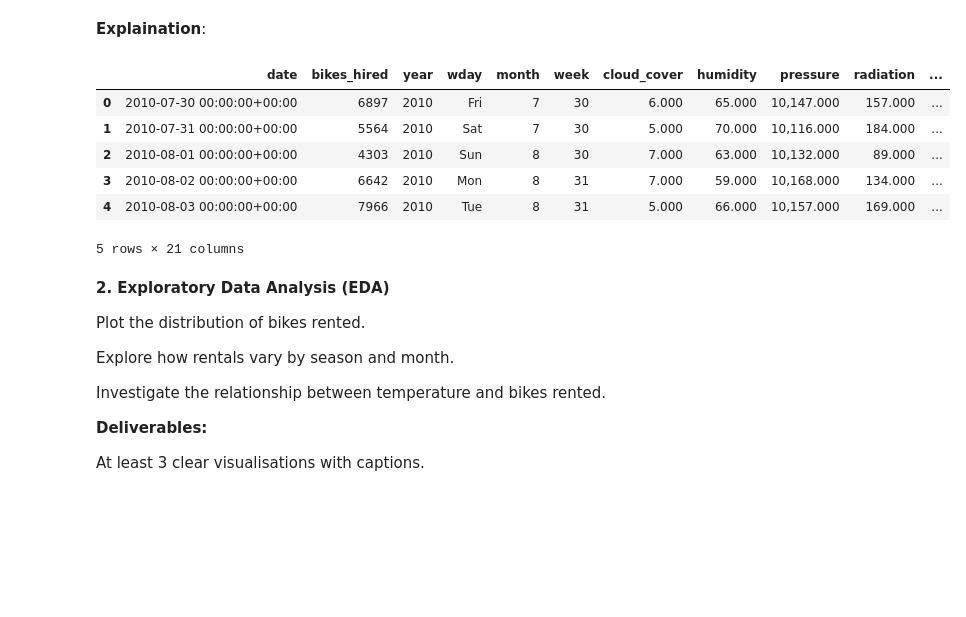
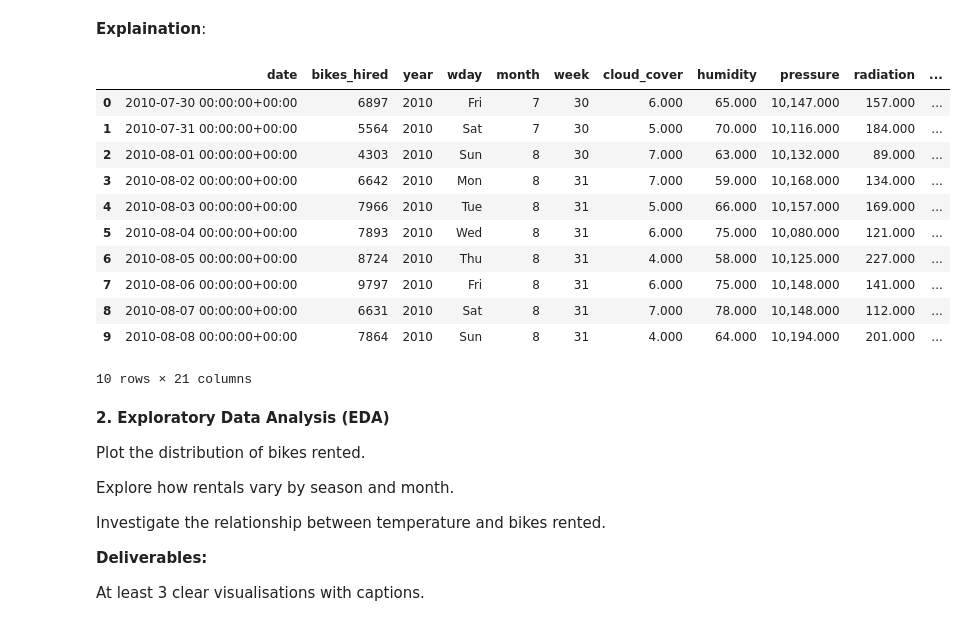
Before and after one commit to Brennan-Chan/Analytics-Through-Coding-AUT_26, a Jupyter notebook: Session_3/Group_Project.ipynb, the cells around one changed output. Saved outputs shown, nothing was run; the diff lists cells and outputs as text; code cells hidden in the pictures; blank space fills up the shorter version.

```diff
--- a/Session_3/Group_Project.ipynb
+++ b/Session_3/Group_Project.ipynb
@@ -115,37 +117,40 @@ bikes["month"] = bikes["date"].dt.month
 bikes["month_name"] = bikes["date"].dt.month_name()
 bikes["day"] = bikes["date"].dt.day
 bikes["day_of_week"] = bikes["date"].dt.day_name()
 
 # Create season
 bikes["season"] = np.select(
     [
         bikes["month"].isin([12, 1, 2]),
         bikes["month"].isin([3, 4, 5]),
         bikes["month"].isin([6, 7, 8]),
         bikes["month"].isin([9, 10, 11])
     ],
     ["Winter", "Spring", "Summer", "Autumn"],
     default="Unknown"
 )
 
 season_order = ["Winter", "Spring", "Summer", "Autumn"]
 bikes["season"] = pd.Categorical(
     bikes["season"],
     categories=season_order,
     ordered=True
 )
 
-# convert seasons to numeric
-
-bikes.head()
+bikes.head(10)
 # %% [output]
 |  | date | bikes_hired | year | wday | month | week | cloud_cover | humidity | pressure | radiation | ... |
 | 0 | 2010-07-30 00:00:00+00:00 | 6897 | 2010 | Fri | 7 | 30 | 6.000 | 65.000 | 10,147.000 | 157.000 | ... |
 | 1 | 2010-07-31 00:00:00+00:00 | 5564 | 2010 | Sat | 7 | 30 | 5.000 | 70.000 | 10,116.000 | 184.000 | ... |
 | 2 | 2010-08-01 00:00:00+00:00 | 4303 | 2010 | Sun | 8 | 30 | 7.000 | 63.000 | 10,132.000 | 89.000 | ... |
 | 3 | 2010-08-02 00:00:00+00:00 | 6642 | 2010 | Mon | 8 | 31 | 7.000 | 59.000 | 10,168.000 | 134.000 | ... |
 | 4 | 2010-08-03 00:00:00+00:00 | 7966 | 2010 | Tue | 8 | 31 | 5.000 | 66.000 | 10,157.000 | 169.000 | ... |
+| 5 | 2010-08-04 00:00:00+00:00 | 7893 | 2010 | Wed | 8 | 31 | 6.000 | 75.000 | 10,080.000 | 121.000 | ... |
+| 6 | 2010-08-05 00:00:00+00:00 | 8724 | 2010 | Thu | 8 | 31 | 4.000 | 58.000 | 10,125.000 | 227.000 | ... |
+| 7 | 2010-08-06 00:00:00+00:00 | 9797 | 2010 | Fri | 8 | 31 | 6.000 | 75.000 | 10,148.000 | 141.000 | ... |
+| 8 | 2010-08-07 00:00:00+00:00 | 6631 | 2010 | Sat | 8 | 31 | 7.000 | 78.000 | 10,148.000 | 112.000 | ... |
+| 9 | 2010-08-08 00:00:00+00:00 | 7864 | 2010 | Sun | 8 | 31 | 4.000 | 64.000 | 10,194.000 | 201.000 | ... |
-5 rows × 21 columns
+10 rows × 21 columns
 # %% [markdown]
 **2. Exploratory Data Analysis (EDA)**
 
```
Also changed, not shown: parts of 5 cells of this notebook.
